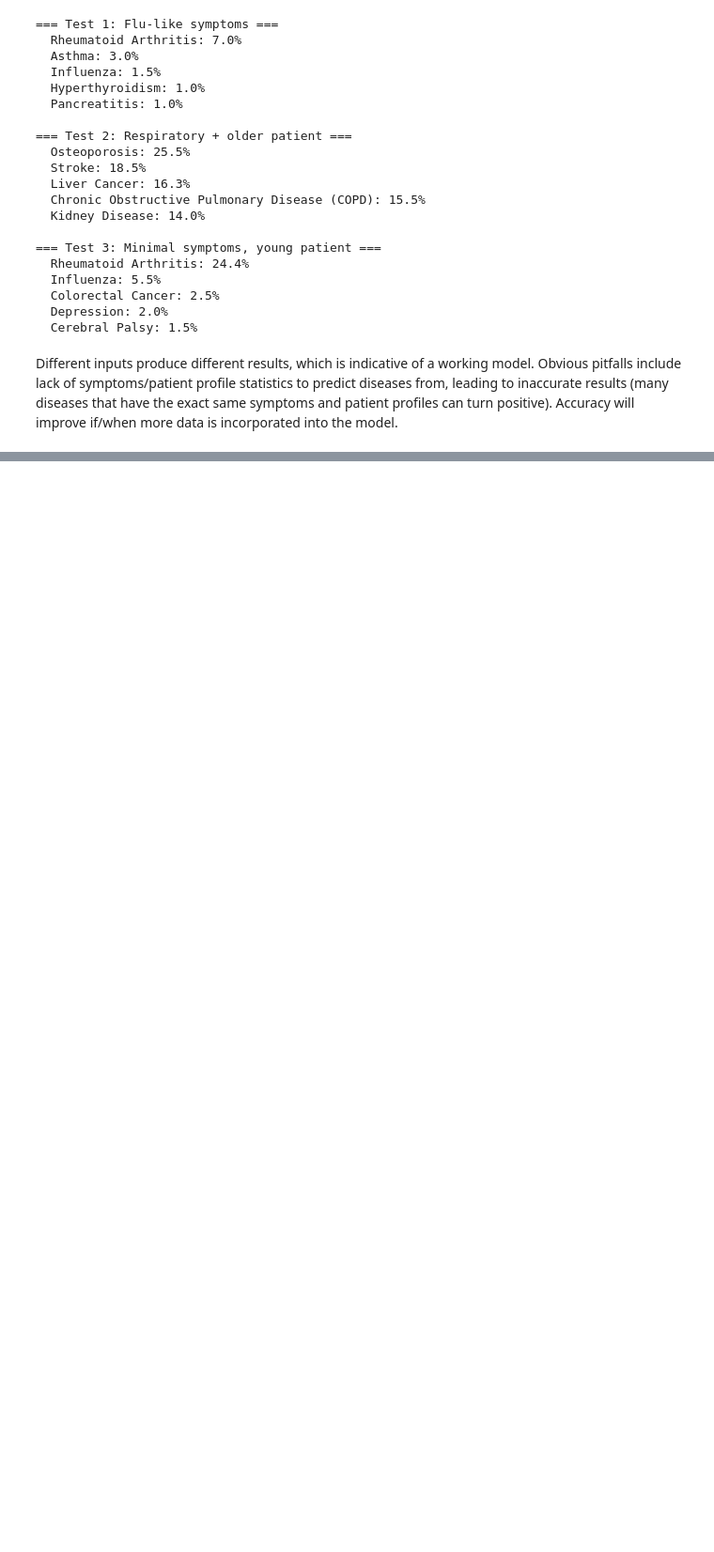
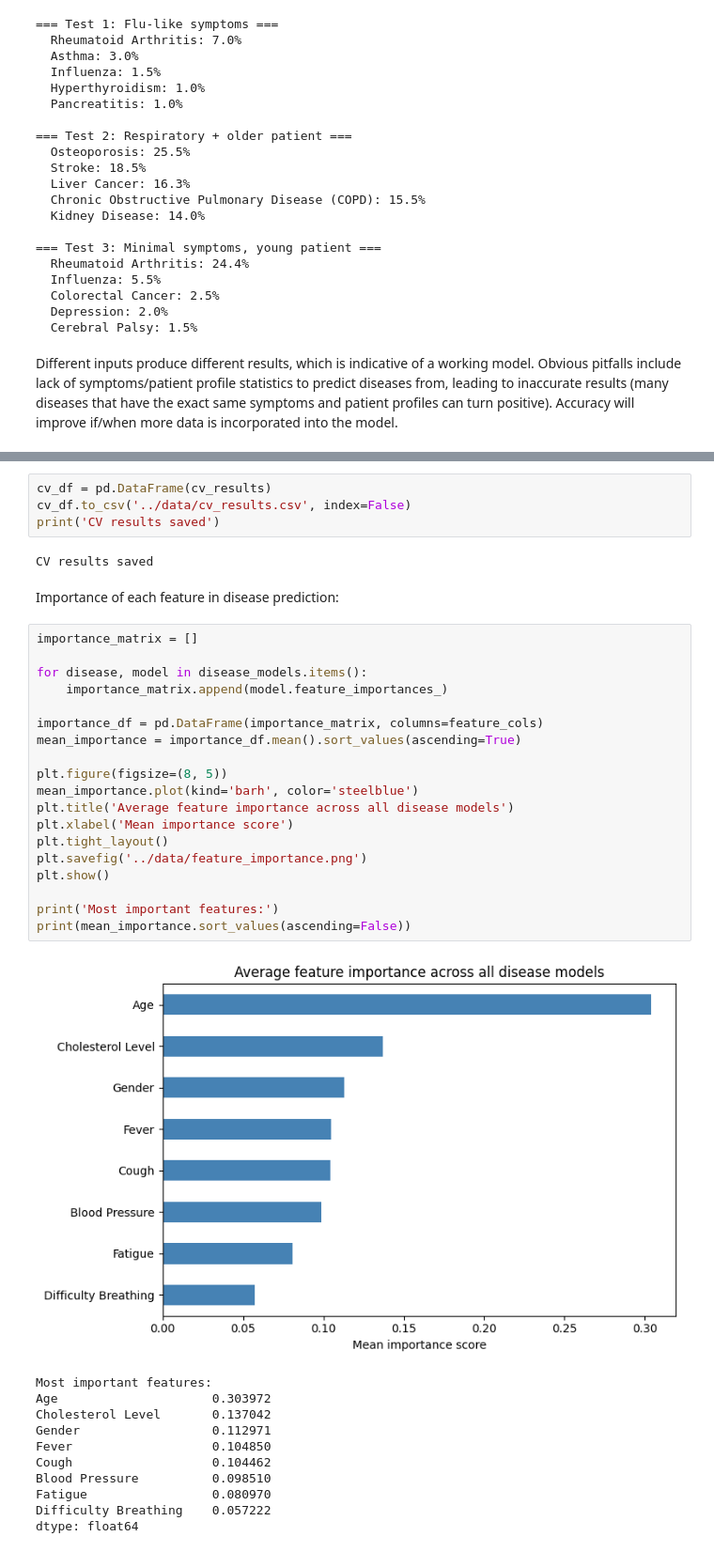
Before and after one commit to SamGordon07/SymptomProject, a Jupyter notebook: notebooks/modeling.ipynb, the cells around one changed output, grey strips where cells are left out. Shown at 94% size. Cells and saved outputs as stored; diff of their text form; blank space fills up the shorter version.

Commit message:
finished modeling, confidence, accuracy testing

```diff
--- a/notebooks/modeling.ipynb
+++ b/notebooks/modeling.ipynb
@@ -285,0 +446,39 @@ Different inputs produce different results, which is indicative of a working mod
+# %%
+cv_df = pd.DataFrame(cv_results)
+cv_df.to_csv('../data/cv_results.csv', index=False)
+print('CV results saved')
+# %% [output]
+CV results saved
+# %% [markdown]
+Importance of each feature in disease prediction:
+# %%
+importance_matrix = []
+
+for disease, model in disease_models.items():
+    importance_matrix.append(model.feature_importances_)
+
+importance_df = pd.DataFrame(importance_matrix, columns=feature_cols)
+mean_importance = importance_df.mean().sort_values(ascending=True)
+
+plt.figure(figsize=(8, 5))
+mean_importance.plot(kind='barh', color='steelblue')
+plt.title('Average feature importance across all disease models')
+plt.xlabel('Mean importance score')
+plt.tight_layout()
+plt.savefig('../data/feature_importance.png')
+plt.show()
+
+print('Most important features:')
+print(mean_importance.sort_values(ascending=False))
+# %% [output]
+[figure, added]
+Most important features:
+Age                     0.303972
+Cholesterol Level       0.137042
+Gender                  0.112971
+Fever                   0.104850
+Cough                   0.104462
+Blood Pressure          0.098510
+Fatigue                 0.080970
+Difficulty Breathing    0.057222
+dtype: float64
```
Also changed, not shown: parts of 17 cells of this notebook, 9 other files.
